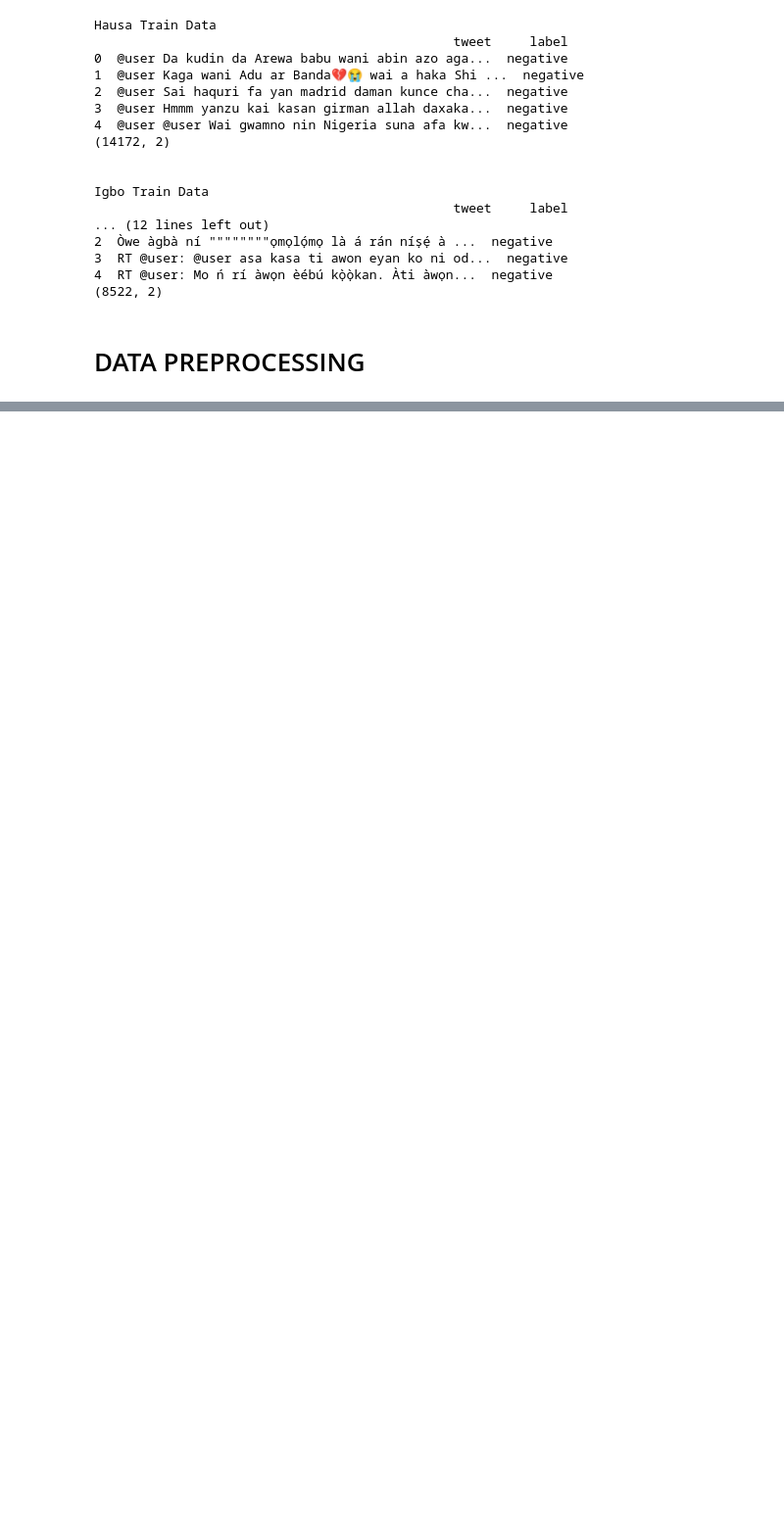
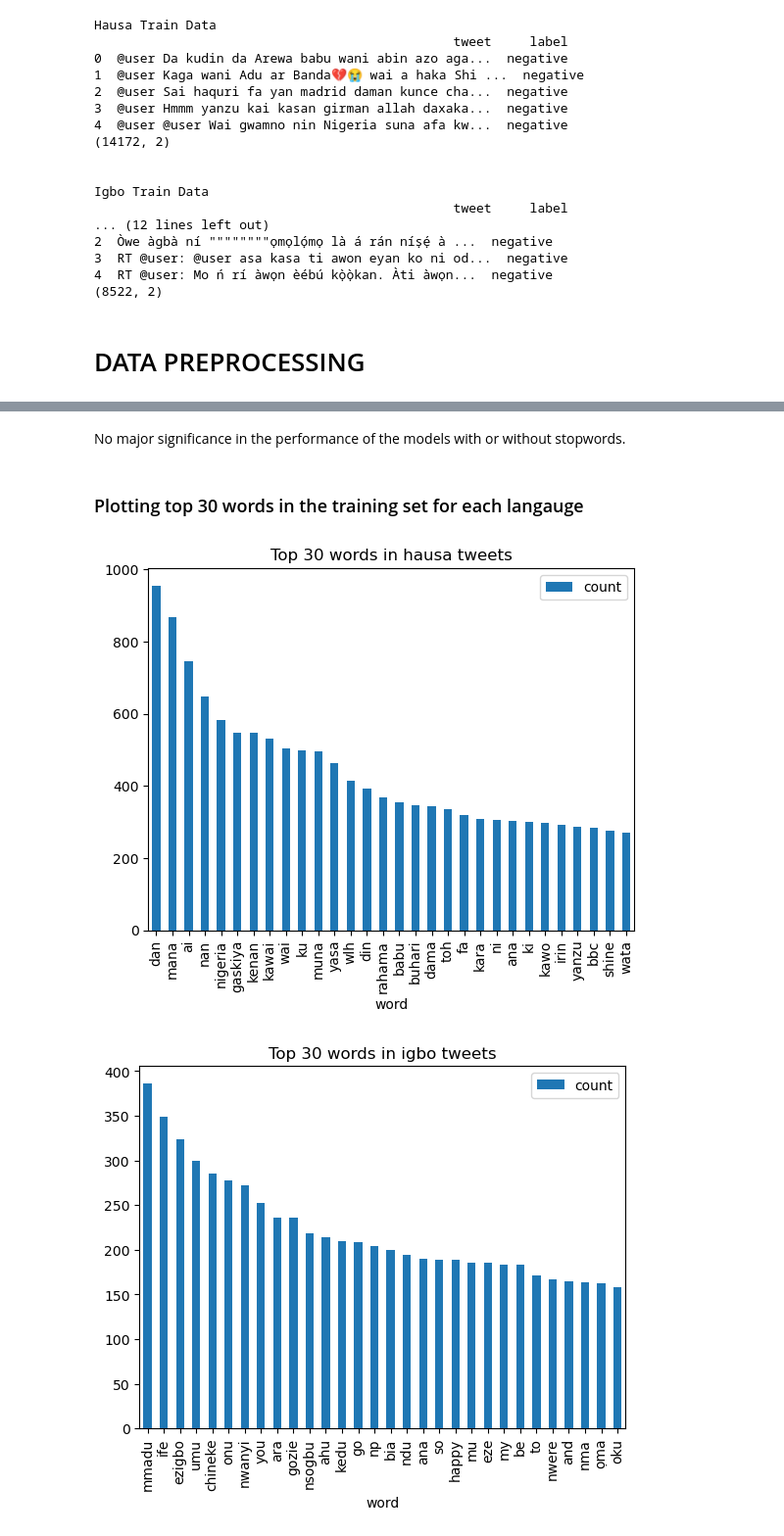
Before and after one commit to sa-diq/sentiment-analysis-Hau-Ibo-Yor-, a Jupyter notebook: sentiment_analysis.ipynb, the cells around one changed output, grey strips where cells are left out. Shown at 98% size. Drawn from its saved outputs; the diff is of its cells as text; code cells hidden in the pictures; blank space fills up the shorter version.

```diff
--- a/sentiment_analysis.ipynb
+++ b/sentiment_analysis.ipynb
@@ -823,0 +862,20 @@ len(vectorizer.vocabulary_)
+# %%
+# Predict the labels of the test data using the logistic regression models
+logistic_regression_test_preds = {}
+for lang in languages:
+    model = logistic_regression_models[lang]
+    logistic_regression_test_preds[lang] = model.predict(X_test_bow[lang])
+
+# Predict the labels of the test data using the naive bayes models
+naive_bayes_test_preds = {}
+for lang in languages:
+    model = naive_bayes_models[lang]
+    naive_bayes_test_preds[lang] = model.predict(X_test_bow[lang])
+
+# Print the classification report for the logistic regression models
+for lang in languages:
+    print(f"Classification Report for Logistic Regression {lang}:\n", classification_report(test_data[lang]['label'], logistic_regression_test_preds[lang]))
+
+# Print the classification report for the naive bayes models
+for lang in languages:
+    print(f"Classification Report for Naive Bayes {lang}:\n", classification_report(test_data[lang]['label'], naive_bayes_test_preds[lang]))
@@ -823,0 +900,26 @@ len(vectorizer.vocabulary_)
+# %% [markdown]
+No major significance in the performance of the models with or without stopwords.
+# %% [markdown]
+### Plotting top 30 words in the training set for each langauge
+# %%
+from collections import Counter
+
+for lang in languages:
+    # Split the tweets into words
+    words = train_data[lang]['clean_w/o_sw'].str.split(expand=True).stack()
+
+    # Count the words
+    word_counts = Counter(words)
+
+    # Get the 30 most common words
+    common_words = word_counts.most_common(30)
+
+    # Convert the list of tuples into a DataFrame
+    df = pd.DataFrame(common_words, columns=['word', 'count'])
+
+    # Plot the word counts
+    df.plot(kind='bar', x='word', y='count', title=f"Top 30 words in {lang} tweets")
+    plt.show()
+# %% [output]
+[figure, added]
+[figure, added]
```
Also changed, not shown: parts of 98 cells of this notebook.
